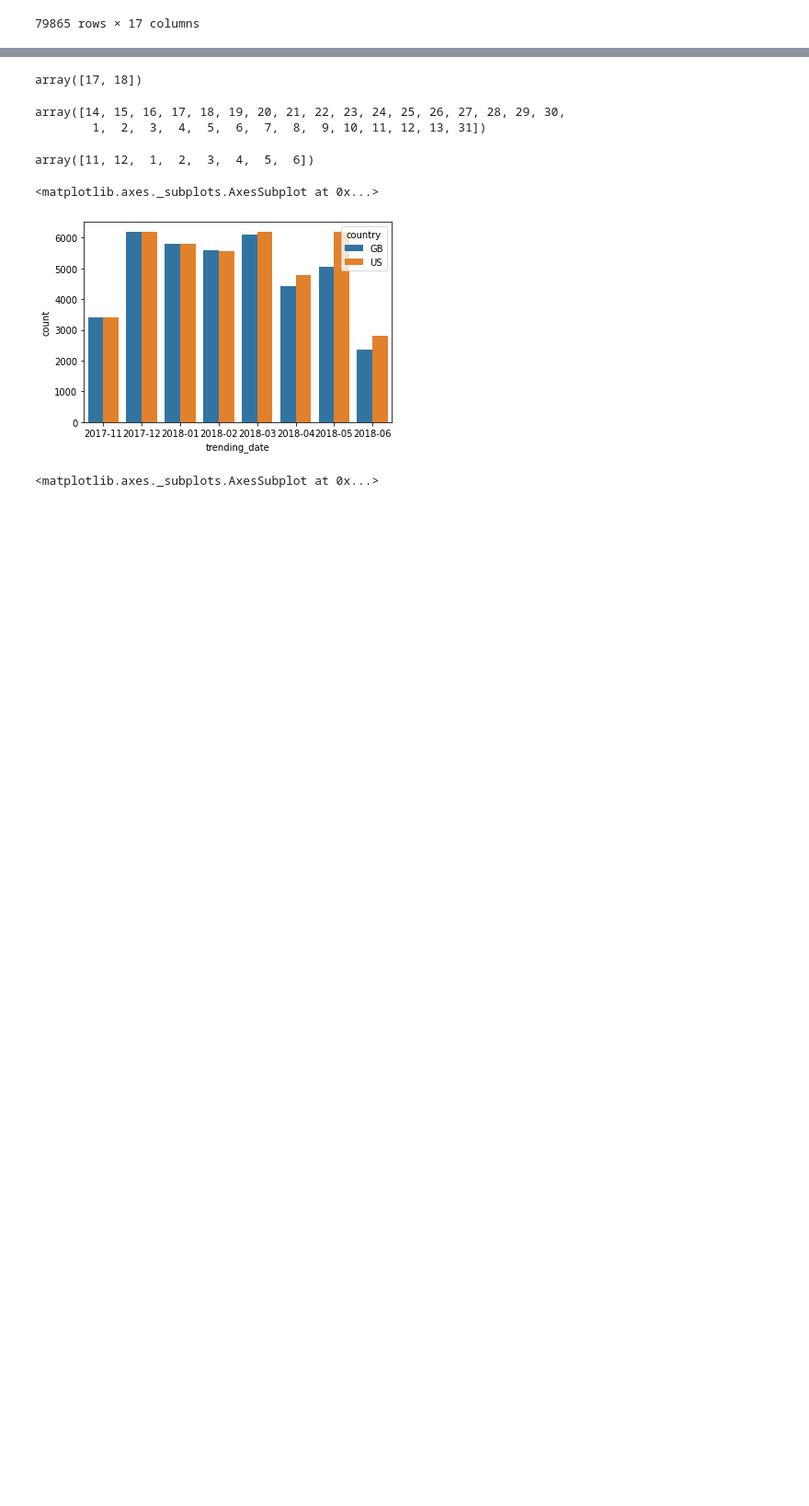
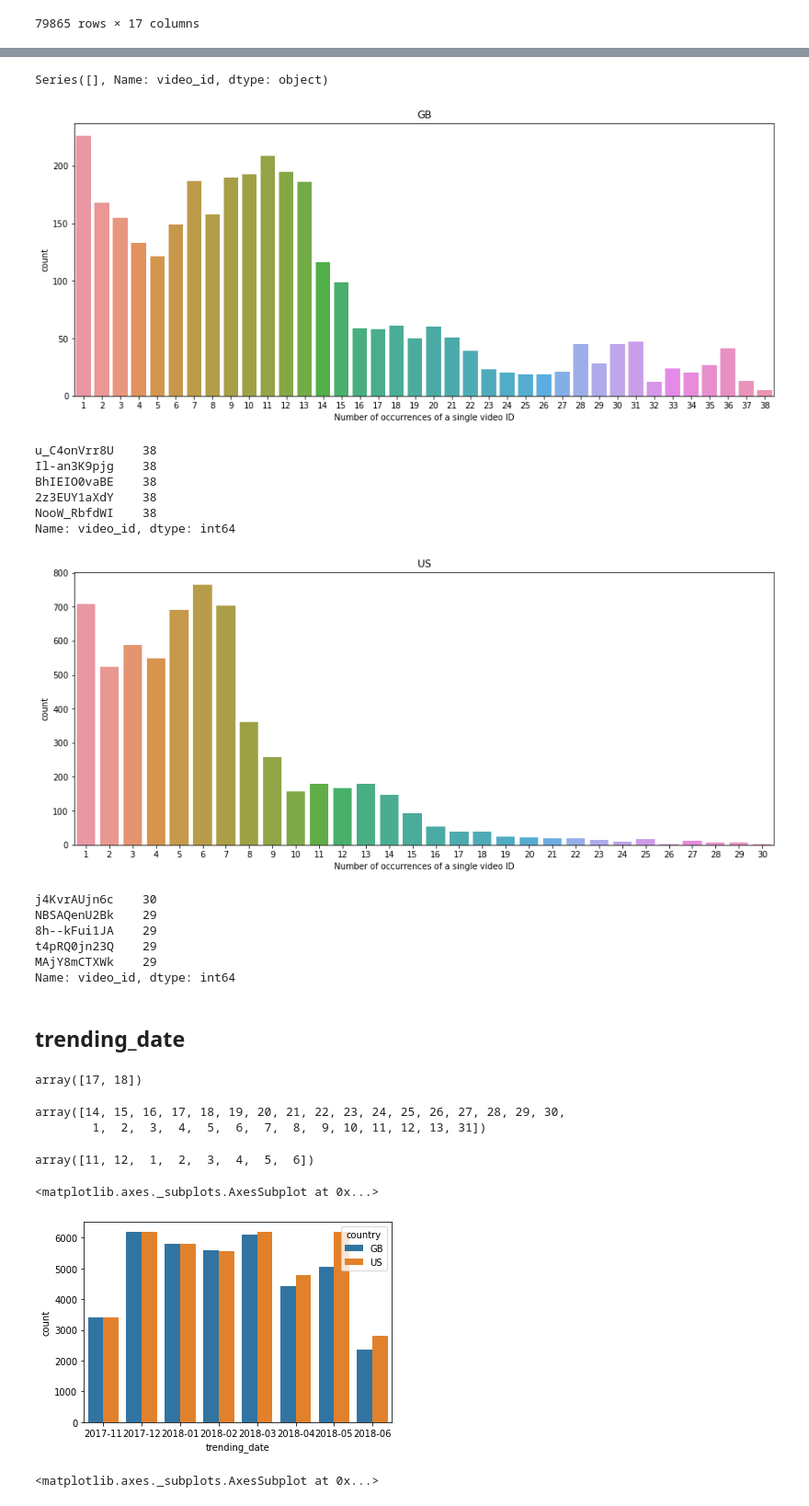
Before and after one commit to hejmsdz/youtube-trending-prediction, a Jupyter notebook: notebooks/01_text_attributes.ipynb, the cells around one changed output, grey strips where cells are left out. Shown at 92% size. Cells and saved outputs as stored; diff of their text form; code cells hidden in the pictures; blank space fills up the shorter version.

Commit message:
examine video IDs

```diff
--- a/notebooks/01_text_attributes.ipynb
+++ b/notebooks/01_text_attributes.ipynb
@@ -68,0 +87,4 @@ vids
+# %%
+# #NAZWA? something is missing and that's a lot of rows!
+missing_ids = vids['video_id'] == '#NAZWA?'
+vids[missing_ids]
@@ -68,0 +105,5 @@ vids
+# %%
+# but you know what? we can figure them out from thumbnail URLs
+ids = vids[missing_ids]['thumbnail_link'].apply(lambda t: t[23:34])
+vids.loc[missing_ids, 'video_id'] = ids
+ids
@@ -68,0 +123,36 @@ vids
+# %%
+# any other suspicious values?
+pattern = r'[A-Za-z0-9\-_]{11}'
+valid_ids = vids['video_id'].str.match(pattern)
+vids[~valid_ids]['video_id']
+
+# yay!
+# %% [output]
+Series([], Name: video_id, dtype: object)
+# %%
+# but do you remember that same video IDs appear multiple times?
+# let's dig into that again, after filling in missing values
+
+for country in ['GB', 'US']:
+    count = vids[vids['country'] == country]['video_id'].value_counts()
+    plt.figure(figsize=(15, 6))
+    plt.title(country)
+    ax = sbs.countplot(count)
+    ax.set(xlabel='Number of occurrences of a single video ID')
+    plt.show()
+    print(count.head(5))
+# %% [output]
+[figure, added]
+u_C4onVrr8U    38
+Il-an3K9pjg    38
+BhIEIO0vaBE    38
+2z3EUY1aXdY    38
+NooW_RbfdWI    38
+Name: video_id, dtype: int64
+[figure, added]
+j4KvrAUjn6c    30
+NBSAQenU2Bk    29
+8h--kFui1JA    29
+t4pRQ0jn23Q    29
+MAjY8mCTXWk    29
+Name: video_id, dtype: int64
@@ -69,3 +163,5 @@ vids
+# %% [markdown]
+## trending_date
 # %%
 # how on earth should we interpret this?
 dates = vids['trending_date']
```
Also changed, not shown: parts of 5 cells of this notebook.
